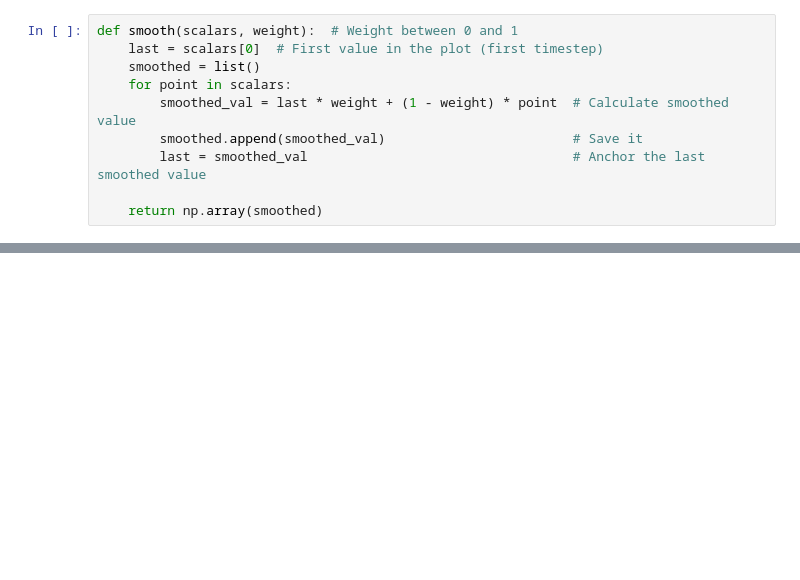
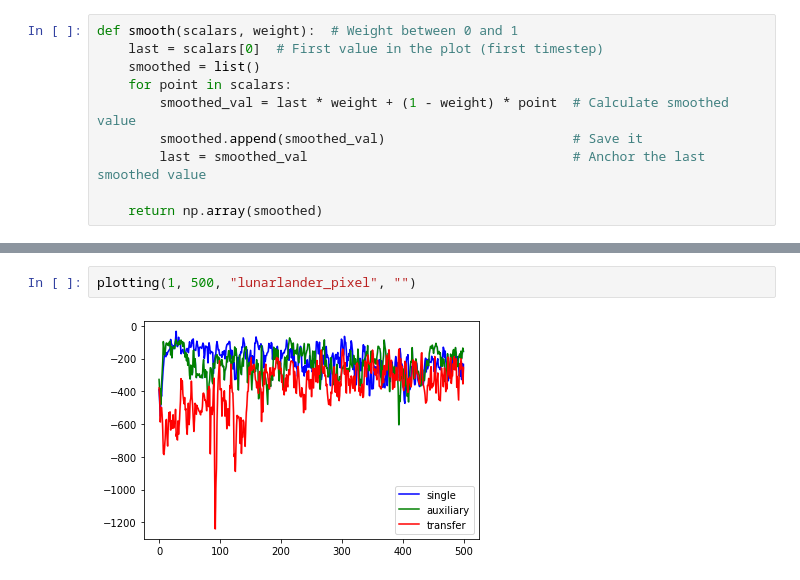
Before and after one commit to ycsun2017/transfer_dqn, a Jupyter notebook: dqn/plot.ipynb, the cells around one changed output, grey strips where cells are left out. Drawn from its saved outputs; the diff is of its cells as text; blank space fills up the shorter version.

```diff
--- a/dqn/plot.ipynb
+++ b/dqn/plot.ipynb
@@ -81,0 +116,4 @@ plt.show()
+# %%
+plotting(1, 500, "lunarlander_pixel", "")
+# %% [output]
+[figure, added]
```
Also changed, not shown: parts of 7 cells of this notebook, 4 other files.
